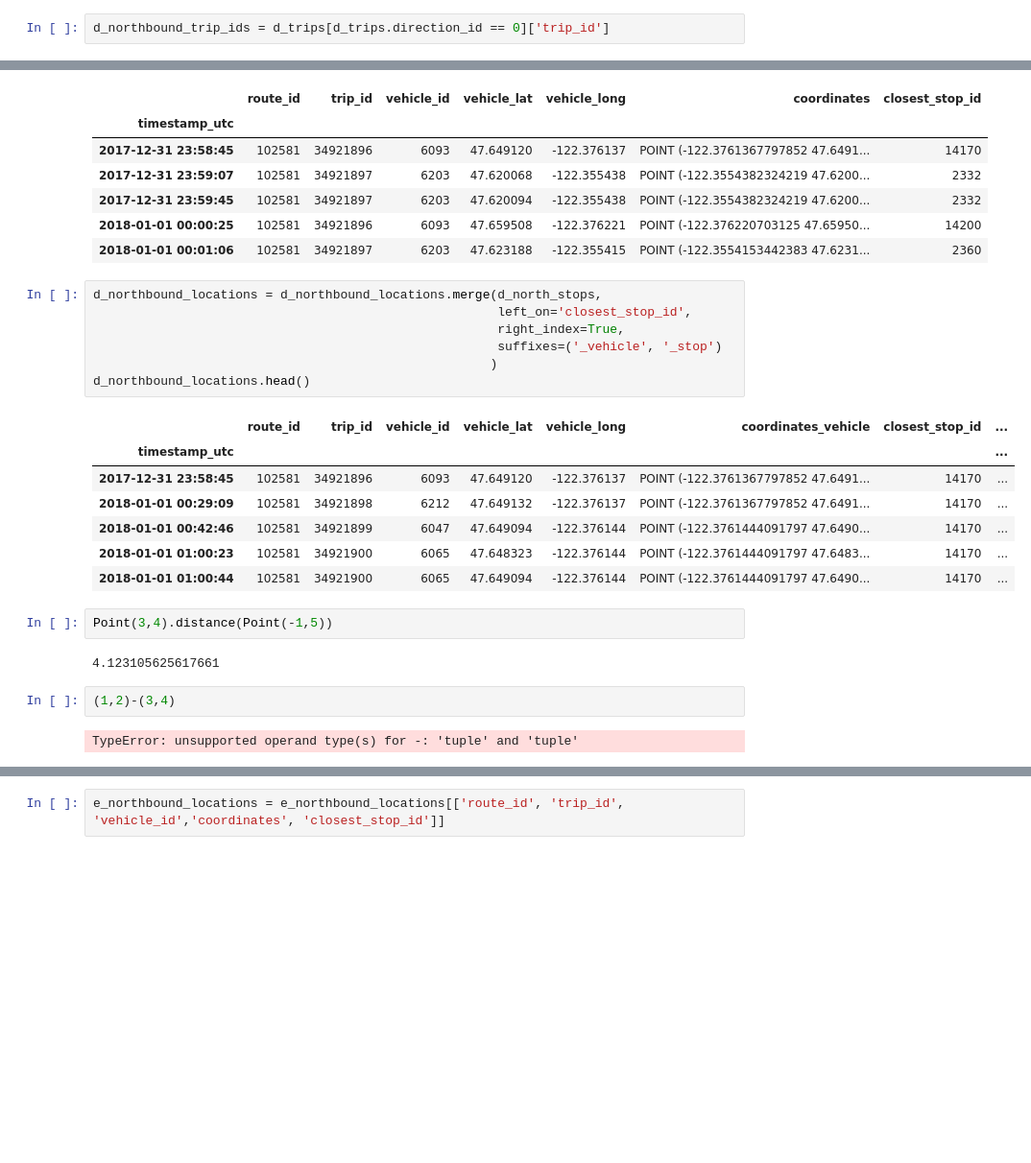
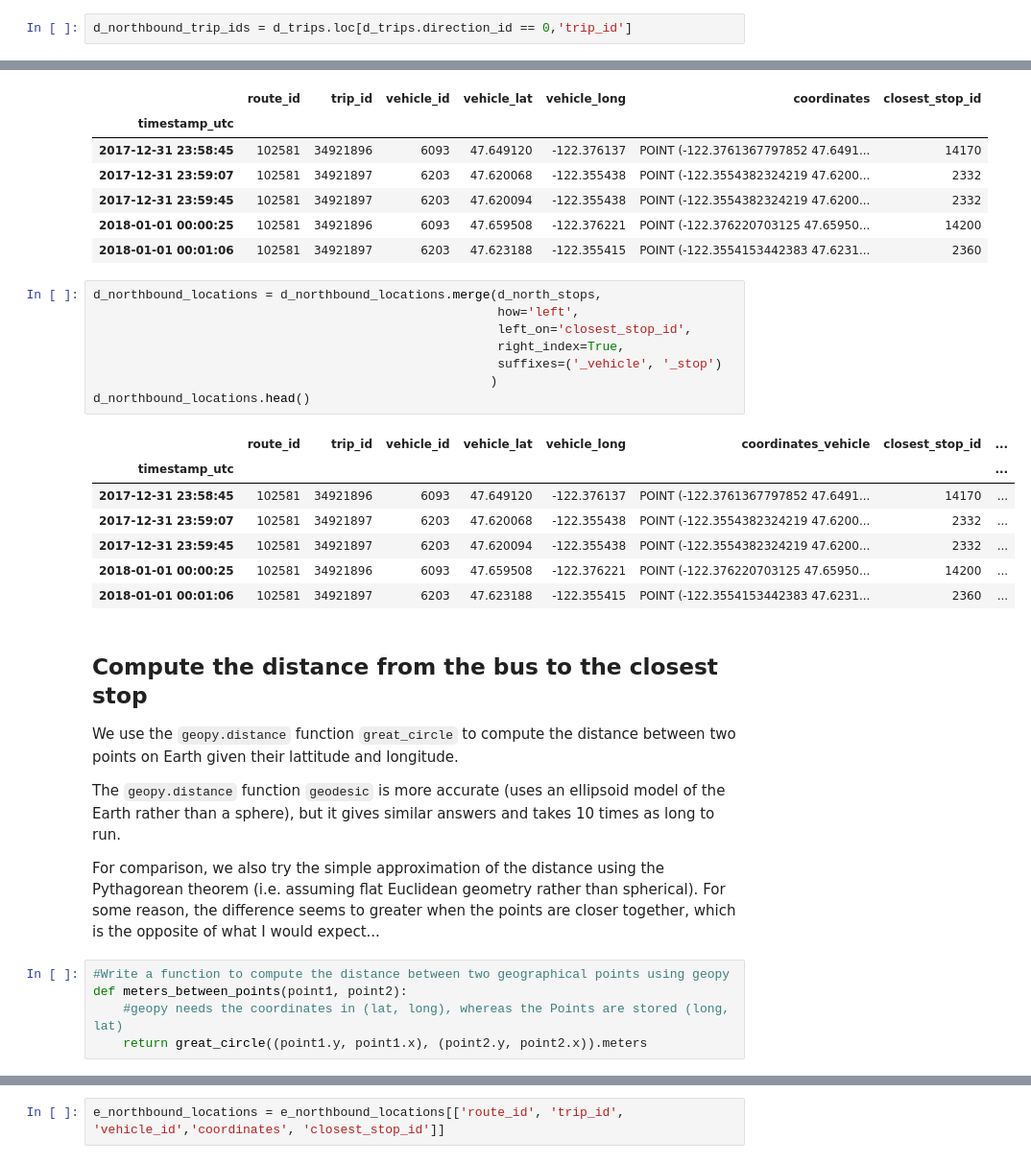
Before and after one commit to 350Seattle-Transportation-Team/gtfs-realtime, a Jupyter notebook: 04_transform_d_locations.ipynb, the cells around one changed output, grey strips where cells are left out. Shown: that part at 96% size. Cells and saved outputs as stored; diff of their text form; blank space fills up the shorter version.

Commit message:
compute some distances using geopy

```diff
--- a/04_transform_d_locations.ipynb
+++ b/04_transform_d_locations.ipynb
@@ -164,7 +156,7 @@ d_trips[d_trips.direction_id == 0].head()
 # %%
 stop_times_df = pd.read_csv('./data/source/gtfs_20180118/stop_times.txt')
 # %%
-d_northbound_trip_ids = d_trips[d_trips.direction_id == 0]['trip_id']
+d_northbound_trip_ids = d_trips.loc[d_trips.direction_id == 0,'trip_id']
 # %%
 d_northbound_stop_times = stop_times_df[stop_times_df['trip_id'].isin(d_northbound_trip_ids)]
 # %%
@@ -269,24 +261,30 @@ d_northbound_locations.head()
 | 2018-01-01 00:01:06 | 102581 | 34921897 | 6203 | 47.623188 | -122.355415 | POINT (-122.3554153442383 47.6231... | 2360 |
 # %%
 d_northbound_locations = d_northbound_locations.merge(d_north_stops,
+                                                      how='left',
                                                       left_on='closest_stop_id',
                                                       right_index=True,
                                                       suffixes=('_vehicle', '_stop')
                                                      )
 d_northbound_locations.head()
 # %% [output]
 |  | route_id | trip_id | vehicle_id | vehicle_lat | vehicle_long | coordinates_vehicle | closest_stop_id | ... |
 | timestamp_utc |  |  |  |  |  |  |  | ... |
 | 2017-12-31 23:58:45 | 102581 | 34921896 | 6093 | 47.649120 | -122.376137 | POINT (-122.3761367797852 47.6491... | 14170 | ... |
-| 2018-01-01 00:29:09 | 102581 | 34921898 | 6212 | 47.649132 | -122.376137 | POINT (-122.3761367797852 47.6491... | 14170 | ... |
-| 2018-01-01 00:42:46 | 102581 | 34921899 | 6047 | 47.649094 | -122.376144 | POINT (-122.3761444091797 47.6490... | 14170 | ... |
-| 2018-01-01 01:00:23 | 102581 | 34921900 | 6065 | 47.648323 | -122.376144 | POINT (-122.3761444091797 47.6483... | 14170 | ... |
-| 2018-01-01 01:00:44 | 102581 | 34921900 | 6065 | 47.649094 | -122.376144 | POINT (-122.3761444091797 47.6490... | 14170 | ... |
+| 2017-12-31 23:59:07 | 102581 | 34921897 | 6203 | 47.620068 | -122.355438 | POINT (-122.3554382324219 47.6200... | 2332 | ... |
+| 2017-12-31 23:59:45 | 102581 | 34921897 | 6203 | 47.620094 | -122.355438 | POINT (-122.3554382324219 47.6200... | 2332 | ... |
+| 2018-01-01 00:00:25 | 102581 | 34921896 | 6093 | 47.659508 | -122.376221 | POINT (-122.376220703125 47.65950... | 14200 | ... |
+| 2018-01-01 00:01:06 | 102581 | 34921897 | 6203 | 47.623188 | -122.355415 | POINT (-122.3554153442383 47.6231... | 2360 | ... |
-# %%
-Point(3,4).distance(Point(-1,5))
-# %% [output]
-4.123105625617661
-# %%
-(1,2)-(3,4)
-# %% [output]
-TypeError: unsupported operand type(s) for -: 'tuple' and 'tuple'
+# %% [markdown]
+## Compute the distance from the bus to the closest stop
+
+We use the `geopy.distance` function `great_circle` to compute the distance between two points on Earth given their lattitude and longitude.
+
+The `geopy.distance` function `geodesic` is more accurate (uses an ellipsoid model of the Earth rather than a sphere), but it gives similar answers and takes 10 times as long to run.
+
+For comparison, we also try the simple approximation of the distance using the Pythagorean theorem (i.e. assuming flat Euclidean geometry rather than spherical). For some reason, the difference seems to greater when the points are closer together, which is the opposite of what I would expect...
+# %%
+#Write a function to compute the distance between two geographical points using geopy
+def meters_between_points(point1, point2):
+    #geopy needs the coordinates in (lat, long), whereas the Points are stored (long, lat)
+    return great_circle((point1.y, point1.x), (point2.y, point2.x)).meters
```
Also changed, not shown: parts of 15 cells of this notebook, 1 other file.
